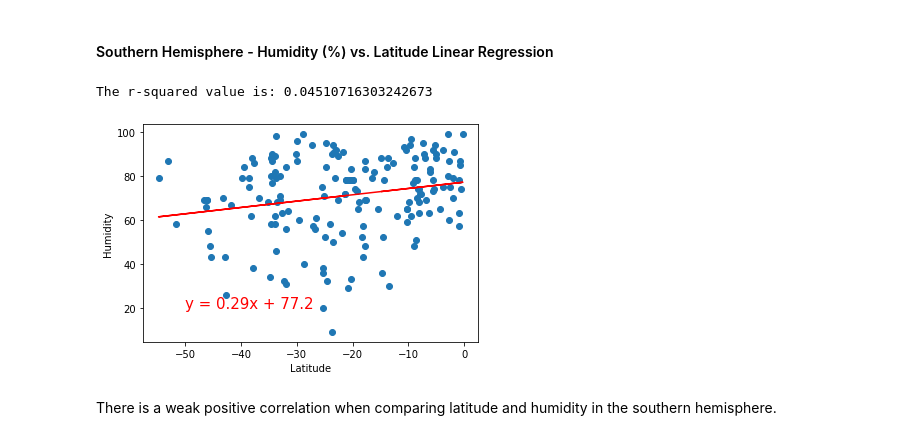
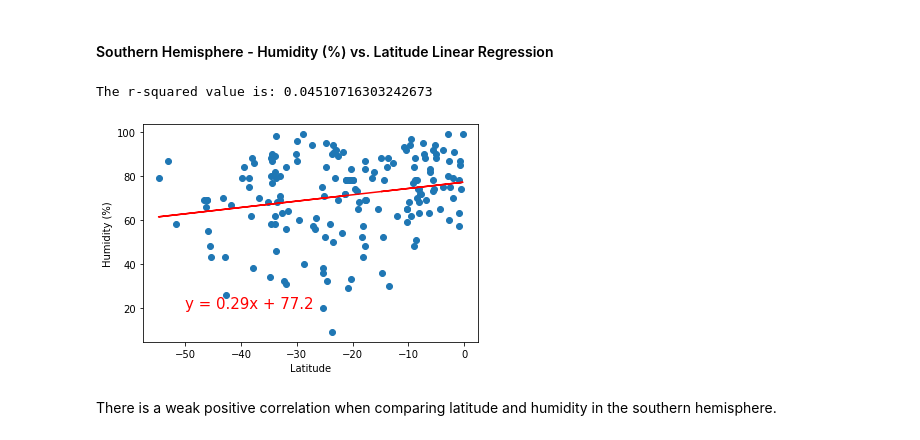
Before and after one commit to sumitz1207/Python-API-challenge-06, a Jupyter notebook: WeatherPy/WeatherPy.ipynb, the cells around one changed output. Drawn from its saved outputs; the diff is of its cells as text; code cells hidden in the pictures.

```diff
--- a/WeatherPy/WeatherPy.ipynb
+++ b/WeatherPy/WeatherPy.ipynb
@@ -322,19 +322,19 @@ There is a weak positive correlation when comparing latitude and humidity in the
 # %%
 #Linear regression for Southern hemi: Humidity vs latitude
 (sl, intc, rv, pv, strd) = linregress(main_data.loc[(main_data["Lat"] < 0)]["Lat"], main_data.loc[(main_data["Lat"] < 0)]["Humidity"])
 plt.scatter(main_data.loc[(main_data["Lat"] < 0)]["Lat"],main_data.loc[(main_data["Lat"] < 0)]["Humidity"])
 plt.plot(main_data.loc[(main_data["Lat"] < 0)]["Lat"],main_data.loc[(main_data["Lat"] < 0)]["Lat"] * sl + intc,"r-")
 plt.annotate("y = " + str(round(sl,2)) + "x + " + str(round(intc,2)),(-50, 20),fontsize=15,color="red")
 plt.xlabel('Latitude')
-plt.ylabel('Humidity')
+plt.ylabel('Humidity (%)')
 rsquared = rv**2
 print(f"The r-squared value is: {rsquared}")
 #Send png image to output_data
 plt.savefig("output_data/Southern_Humidity_Vs_Latitude_Lingress.png")
 plt.show()
 # %% [output]
 The r-squared value is: 0.04510716303242673
-[figure, old version]
+[figure, new version]
 # %% [markdown]
 There is a weak positive correlation when comparing latitude and humidity in the southern hemisphere.
 # %% [markdown]
```
Also changed, not shown: parts of 5 cells of this notebook, 2 other files.
